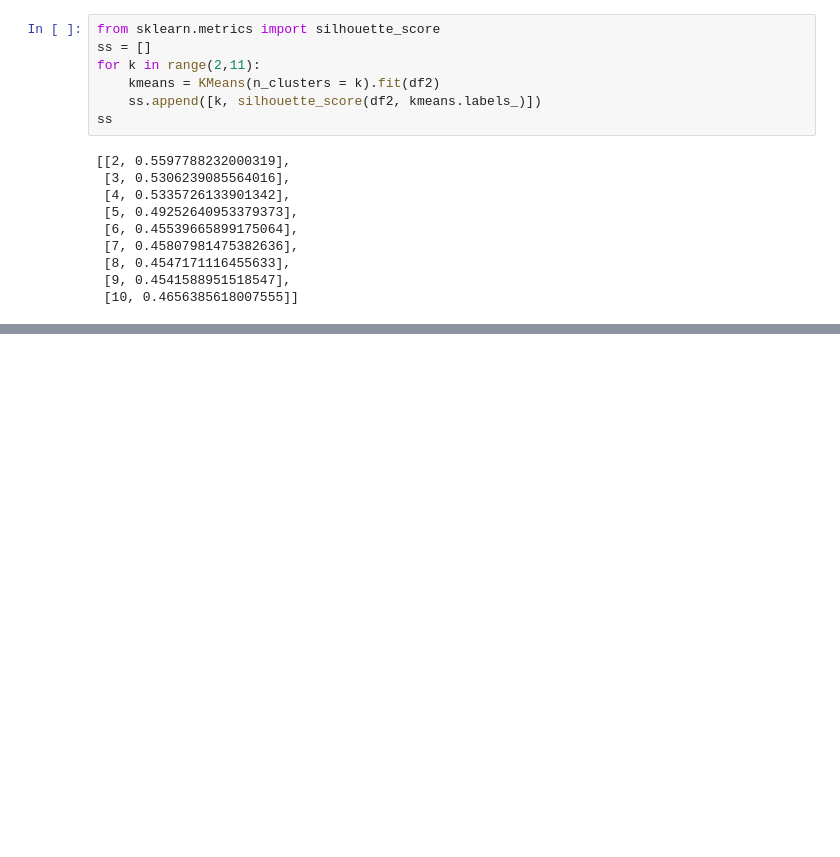
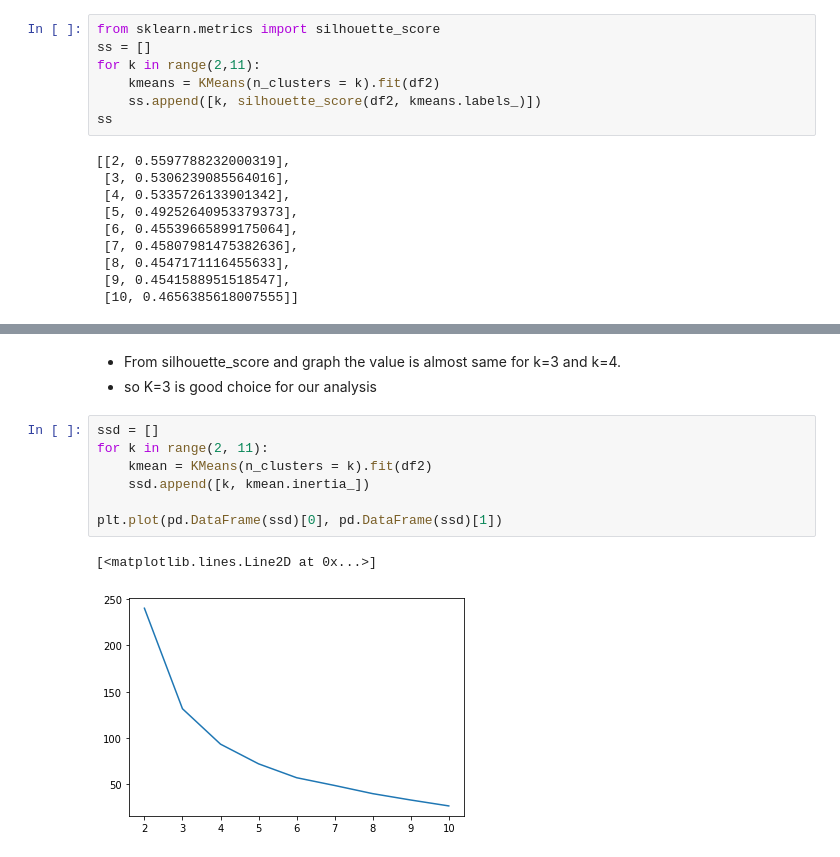
Before and after one commit to Arch0/Analysis-of-country-dataset-, a Jupyter notebook: Untitled1.ipynb, the cells around one changed output, grey strips where cells are left out. Saved outputs shown, nothing was run; the diff lists cells and outputs as text; blank space fills up the shorter version.

```diff
--- a/Untitled1.ipynb
+++ b/Untitled1.ipynb
@@ -272,0 +278,13 @@ ss
+# %% [markdown]
+* From silhouette_score and graph the value is almost same for k=3 and k=4.
+* so K=3 is good choice for our analysis
+# %%
+ssd = []
+for k in range(2, 11):
+    kmean = KMeans(n_clusters = k).fit(df2)
+    ssd.append([k, kmean.inertia_])
+
+plt.plot(pd.DataFrame(ssd)[0], pd.DataFrame(ssd)[1])
+# %% [output]
+[<matplotlib.lines.Line2D at 0x...>]
+[figure, added]
```
Also changed, not shown: parts of 3 cells of this notebook.
